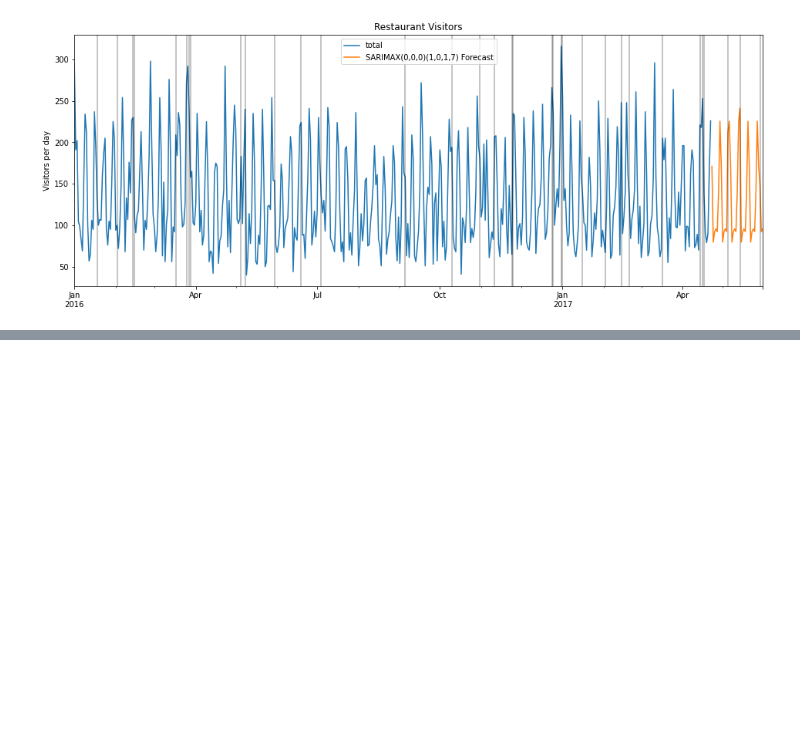
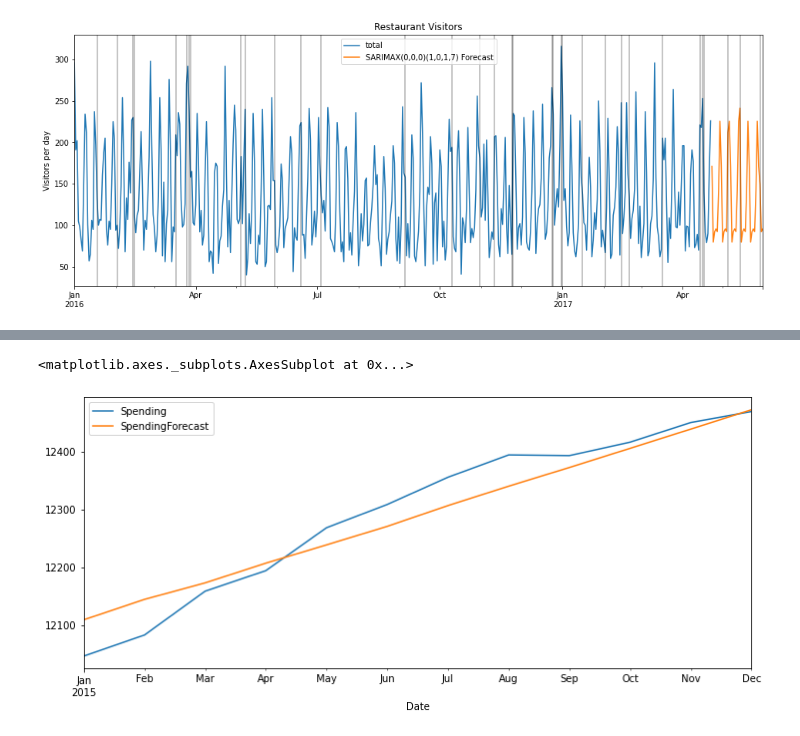
Before and after one commit to adityap11/Kaggle-Projects, a Jupyter notebook: time_series_forecasting.ipynb, the cells around one changed output, grey strips where cells are left out. Cells and saved outputs as stored; diff of their text form; code cells hidden in the pictures; blank space fills up the shorter version.

```diff
--- a/time_series_forecasting.ipynb
+++ b/time_series_forecasting.ipynb
@@ -305,0 +665,6 @@ for x in df.query('holiday==1').index:
+# %%
+df['Spending'][-nobs:].plot(figsize=(12,5),legend=True).autoscale(axis='x',tight=True)
+df_forecast['SpendingForecast'].plot(legend=True)
+# %% [output]
+<matplotlib.axes._subplots.AxesSubplot at 0x...>
+[figure, added]
```
Also changed, not shown: parts of 35 cells of this notebook.
